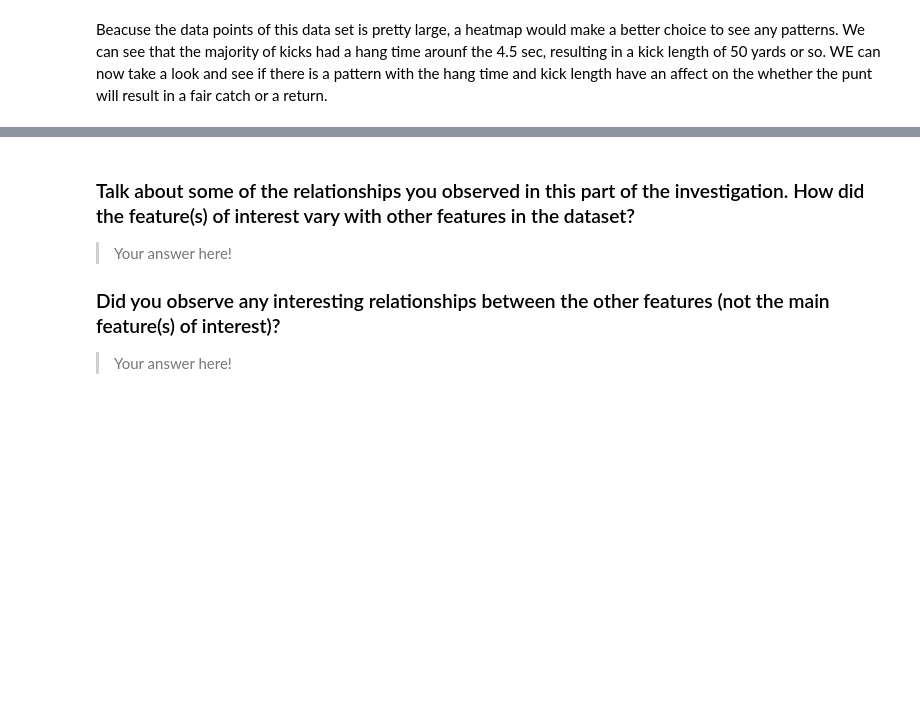
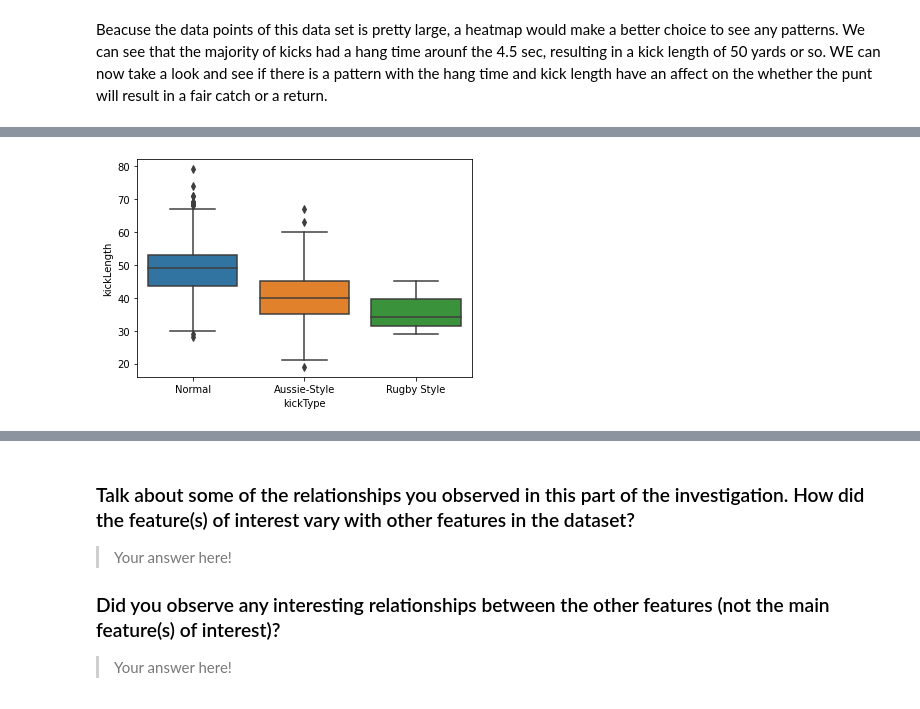
Before and after one commit to dkrejcarek/punt_analysis, a Jupyter notebook: Part_I_exploration_template.ipynb, the cells around one changed output, grey strips where cells are left out. Drawn from its saved outputs; the diff is of its cells as text; code cells hidden in the pictures; blank space fills up the shorter version.

```diff
--- a/Part_I_exploration_template.ipynb
+++ b/Part_I_exploration_template.ipynb
@@ -675,0 +693,5 @@ Beacuse the data points of this data set is pretty large, a heatmap would make a
+# %%
+sb.boxplot(data=punt_data, x = 'kickType', y = 'kickLength', order = x_order)
+plt.xticks(range(0, len(x_order)), x_labels);
+# %% [output]
+[figure, added]
```
Also changed, not shown: parts of 14 cells of this notebook.
